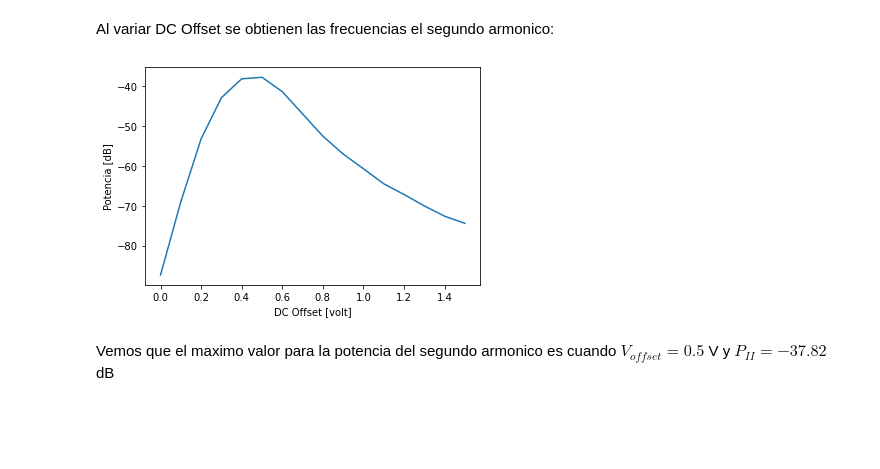
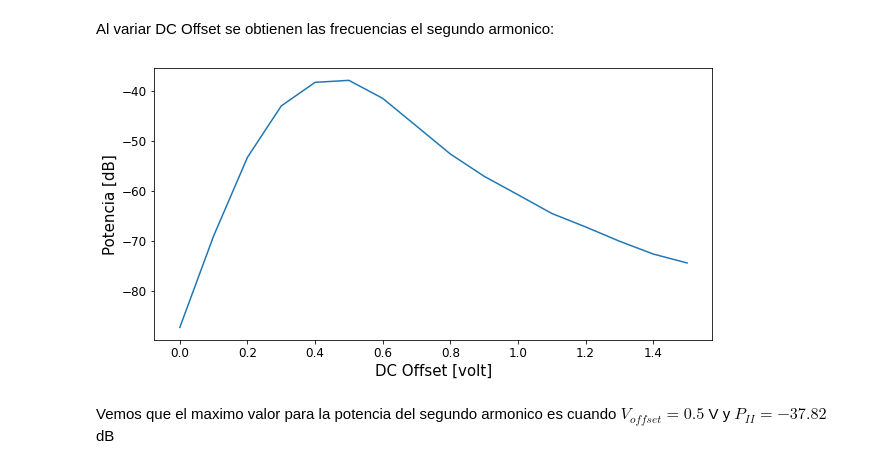
Before and after one commit to vecheto/astro_experimental, a Jupyter notebook: Tarea 3/codigo.ipynb, the cells around one changed output. Cells and saved outputs as stored; diff of their text form; code cells hidden in the pictures; blank space fills up the shorter version.

```diff
--- a/Tarea 3/codigo.ipynb
+++ b/Tarea 3/codigo.ipynb
@@ -200,12 +206,16 @@ Al variar DC Offset se obtienen las frecuencias el segundo armonico:
 P_sec    = np.array([-87.346, -69.003, -53.25, -42.943, -38.22, -37.82, -41.43, -47.002,  -52.583, -57.053, -60.750, -64.501, -67.199, -70.060, -72.633, -74.421])
 V_offset = np.array([0., .1, .2, .3, .4, .5, .6, .7, .8, .9, 1, 1.1, 1.2, 1.3, 1.4, 1.5 ])
 # %%
+plt.figure(figsize=(10,5))
 plt.plot(V_offset, P_sec, '-')
-plt.ylabel('Potencia [dB]')
-plt.xlabel('DC Offset [volt]')
+plt.ylabel('Potencia [dB]', size=15)
+plt.xlabel('DC Offset [volt]', size=15)
+plt.xticks(fontsize=12)
+plt.yticks(fontsize=12)
+plt.savefig('segundoarmonico.png')
 plt.show()
 # %% [output]
-[figure, old version]
+[figure, new version]
 # %% [markdown]
 Vemos que el maximo valor para la potencia del segundo armonico es cuando $V_{offset} = 0.5$ V y $P_{II} = -37.82$ dB
 # %% [markdown]
```
Also changed, not shown: parts of 12 cells of this notebook, 29 other files.
